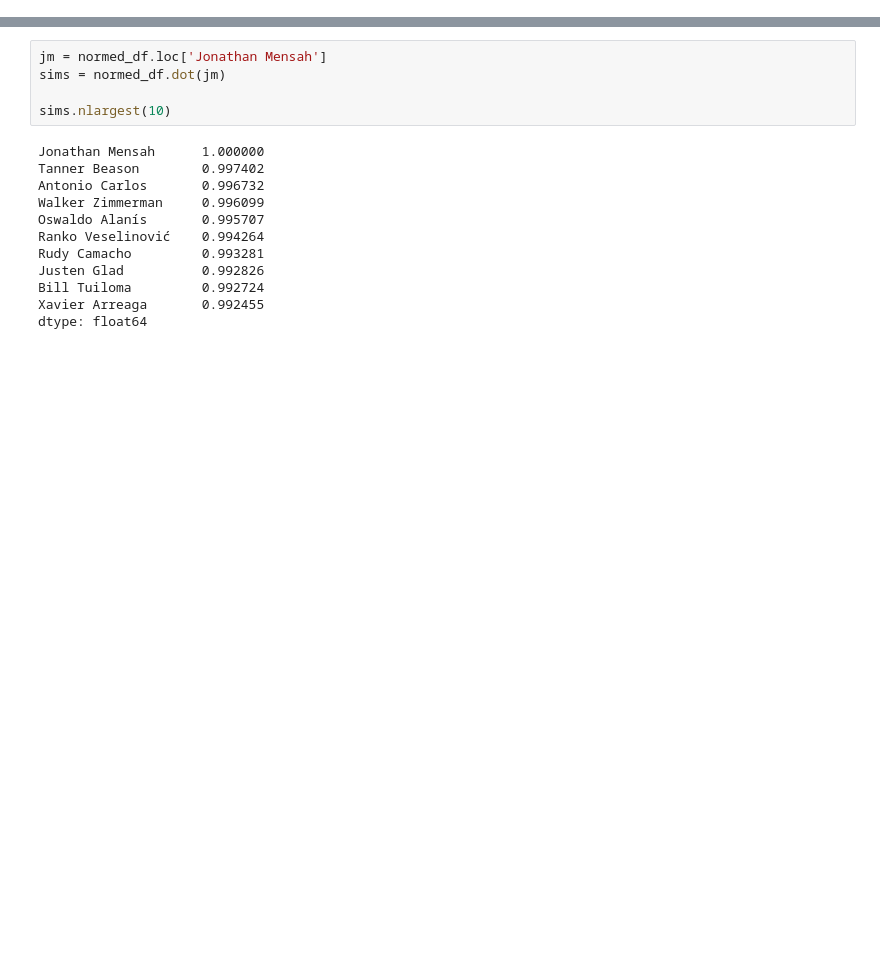
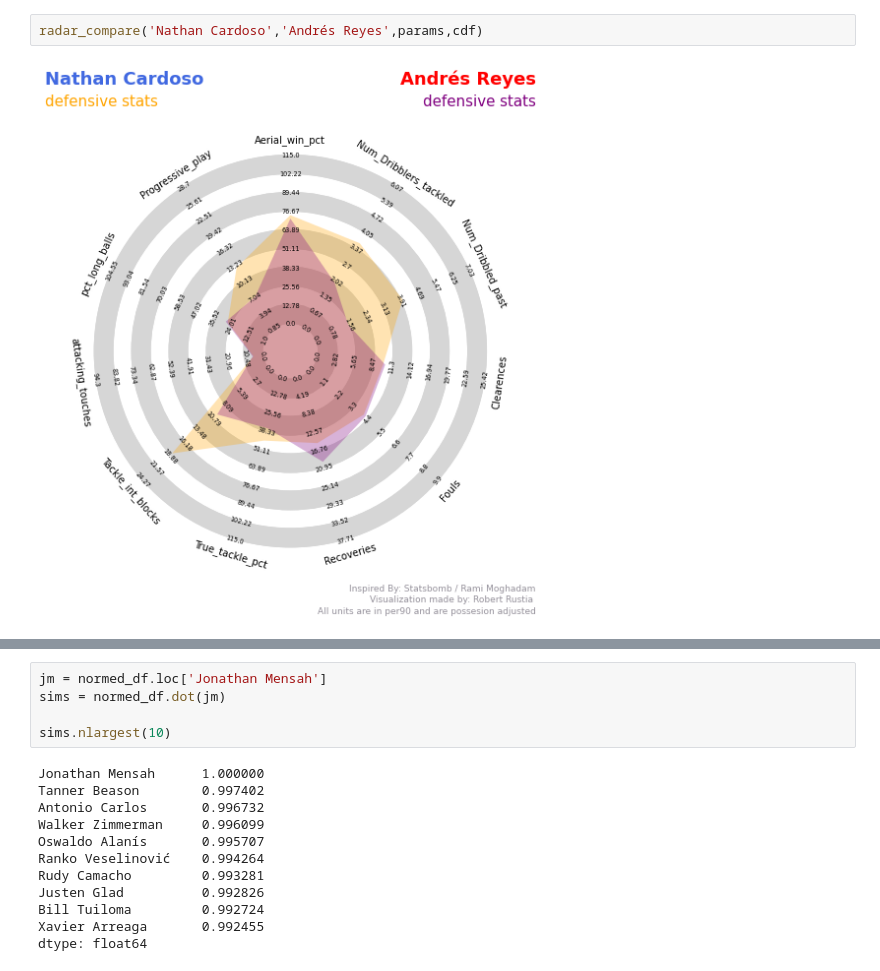
Before and after one commit to misterrustia/MLS_clustering_Captsone, a Jupyter notebook: notebooks/5_modeling.ipynb, the cells around one changed output, grey strips where cells are left out. Drawn from its saved outputs; the diff is of its cells as text; blank space fills up the shorter version.

```diff
--- a/notebooks/5_modeling.ipynb
+++ b/notebooks/5_modeling.ipynb
@@ -438,0 +178,4 @@ dtype: float64
+# %%
+radar_compare('Nathan Cardoso','Andrés Reyes',params,cdf)
+# %% [output]
+[figure, added]
```
Also changed, not shown: parts of 61 cells of this notebook, 5 other files.
